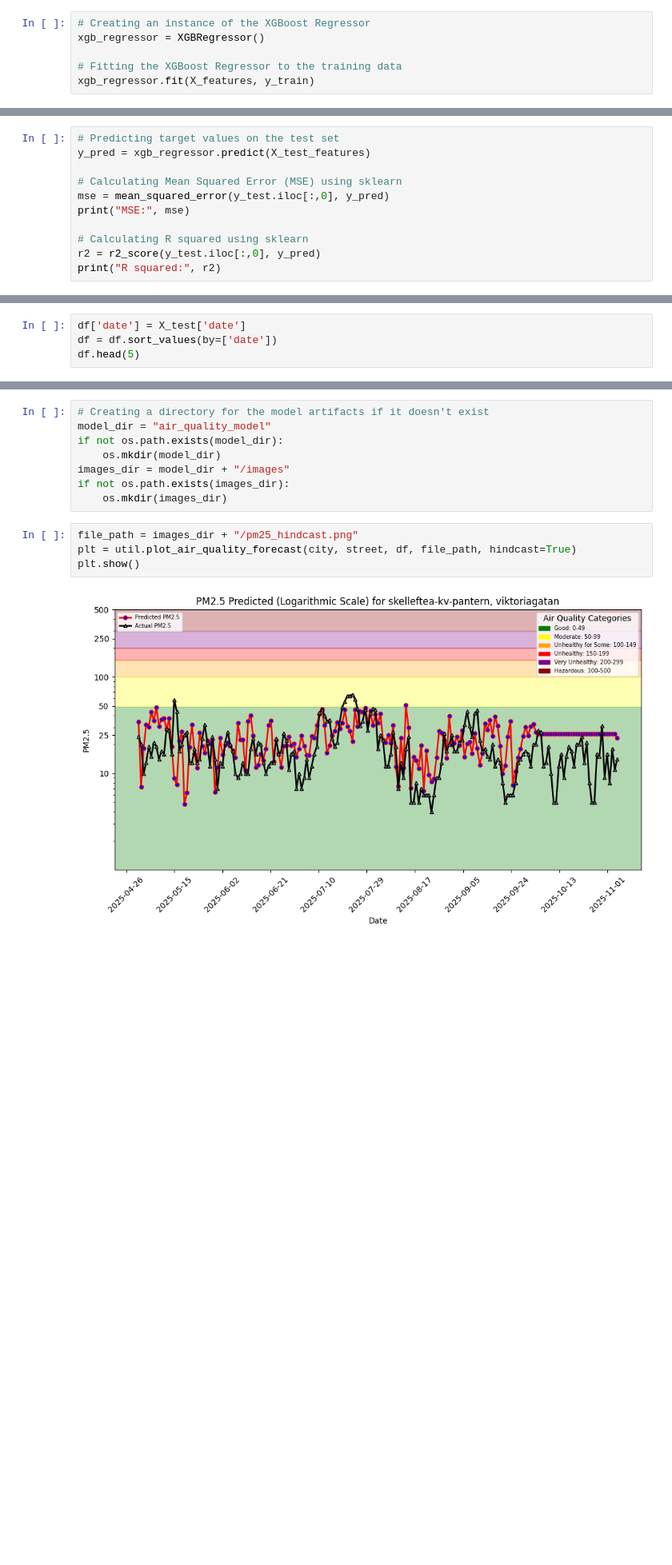
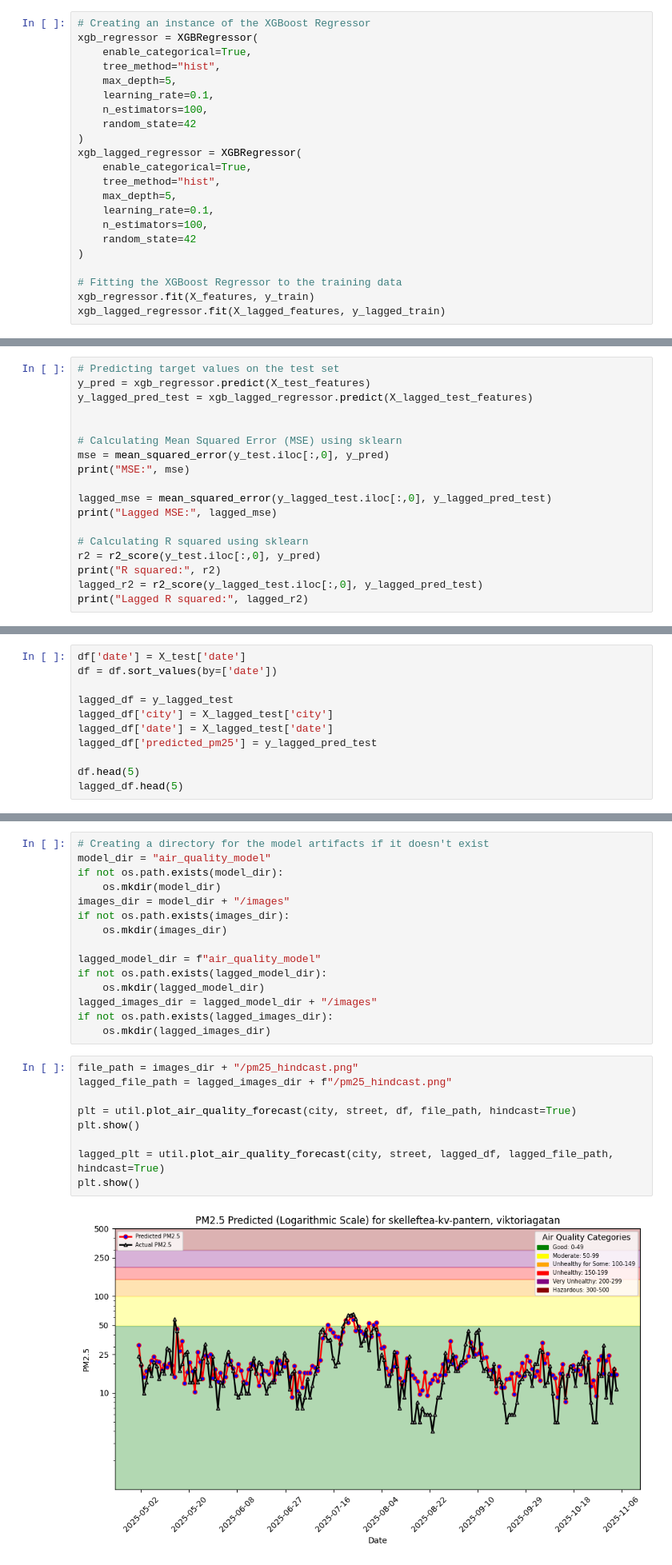
Before and after one commit to gusreinaos/ID2223-scalable-machine-learning, a Jupyter notebook: local_notebooks/3_air_quality_training_pipeline.ipynb, the cells around one changed output, grey strips where cells are left out. Shown at 80% size. Cells and saved outputs as stored; diff of their text form; blank space fills up the shorter version.

```diff
--- a/local_notebooks/3_air_quality_training_pipeline.ipynb
+++ b/local_notebooks/3_air_quality_training_pipeline.ipynb
@@ -185,10 +218,26 @@ The `Feature View` is now saved in Hopsworks and you can retrieve it using `Feat
 We will train a regression model to predict pm25 using our 4 features (wind_speed, wind_dir, temp, precipitation)
 # %%
 # Creating an instance of the XGBoost Regressor
-xgb_regressor = XGBRegressor()
+xgb_regressor = XGBRegressor(
+    enable_categorical=True,
+    tree_method="hist",
+    max_depth=5,
+    learning_rate=0.1,
+    n_estimators=100,
+    random_state=42
+)
+xgb_lagged_regressor = XGBRegressor(
+    enable_categorical=True,
+    tree_method="hist",
+    max_depth=5,
+    learning_rate=0.1,
+    n_estimators=100,
+    random_state=42
+)
 
 # Fitting the XGBoost Regressor to the training data
 xgb_regressor.fit(X_features, y_train)
+xgb_lagged_regressor.fit(X_lagged_features, y_lagged_train)
 # %% [output]
 XGBRegressor(base_score=None, booster=None, callbacks=None,
              colsample_bylevel=None, colsample_bynode=None,
@@ -204,12 +253,19 @@ XGBRegressor(base_score=None, booster=None, callbacks=None,
 # %%
 # Predicting target values on the test set
 y_pred = xgb_regressor.predict(X_test_features)
+y_lagged_pred_test = xgb_lagged_regressor.predict(X_lagged_test_features)
+
 
 # Calculating Mean Squared Error (MSE) using sklearn
 mse = mean_squared_error(y_test.iloc[:,0], y_pred)
 print("MSE:", mse)
 
+lagged_mse = mean_squared_error(y_lagged_test.iloc[:,0], y_lagged_pred_test)
+print("Lagged MSE:", lagged_mse)
+
 # Calculating R squared using sklearn
 r2 = r2_score(y_test.iloc[:,0], y_pred)
 print("R squared:", r2)
+lagged_r2 = r2_score(y_lagged_test.iloc[:,0], y_lagged_pred_test)
+print("Lagged R squared:", lagged_r2)
 # %% [output]
@@ -221,5 +279,12 @@ df['predicted_pm25'] = y_pred
 # %%
 df['date'] = X_test['date']
 df = df.sort_values(by=['date'])
+
+lagged_df = y_lagged_test
+lagged_df['city'] = X_lagged_test['city']
+lagged_df['date'] = X_lagged_test['date']
+lagged_df['predicted_pm25'] = y_lagged_pred_test
+
 df.head(5)
+lagged_df.head(5)
 # %% [output]
@@ -237,9 +302,21 @@ if not os.path.exists(model_dir):
 images_dir = model_dir + "/images"
 if not os.path.exists(images_dir):
     os.mkdir(images_dir)
+
+lagged_model_dir = f"air_quality_model"
+if not os.path.exists(lagged_model_dir):
+    os.mkdir(lagged_model_dir)
+lagged_images_dir = lagged_model_dir + "/images"
+if not os.path.exists(lagged_images_dir):
+    os.mkdir(lagged_images_dir)
 # %%
 file_path = images_dir + "/pm25_hindcast.png"
+lagged_file_path = lagged_images_dir + f"/pm25_hindcast.png"
+
 plt = util.plot_air_quality_forecast(city, street, df, file_path, hindcast=True)
 plt.show()
+
+lagged_plt = util.plot_air_quality_forecast(city, street, lagged_df, lagged_file_path, hindcast=True)
+plt.show()
 # %% [output]
-[figure, old version]
+[figure, new version]
```
Also changed, not shown: parts of 18 cells of this notebook, 18 other files.
